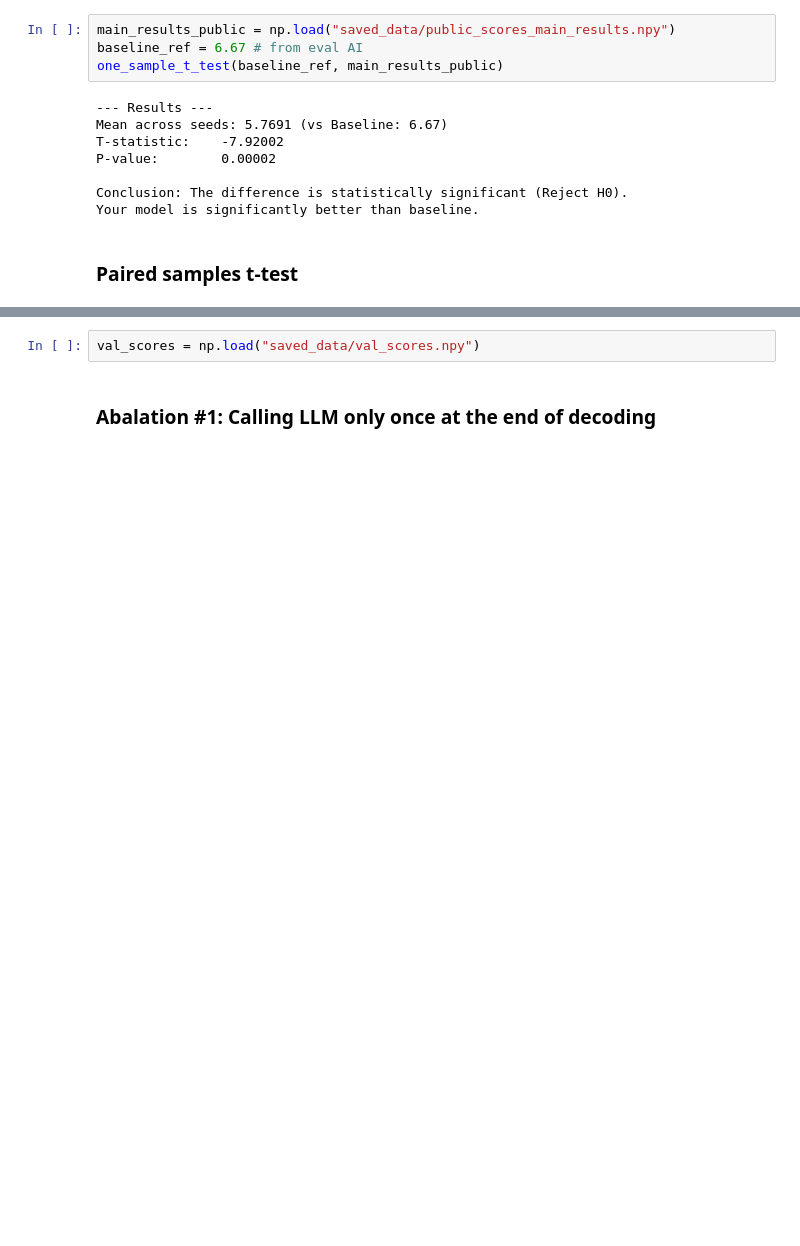
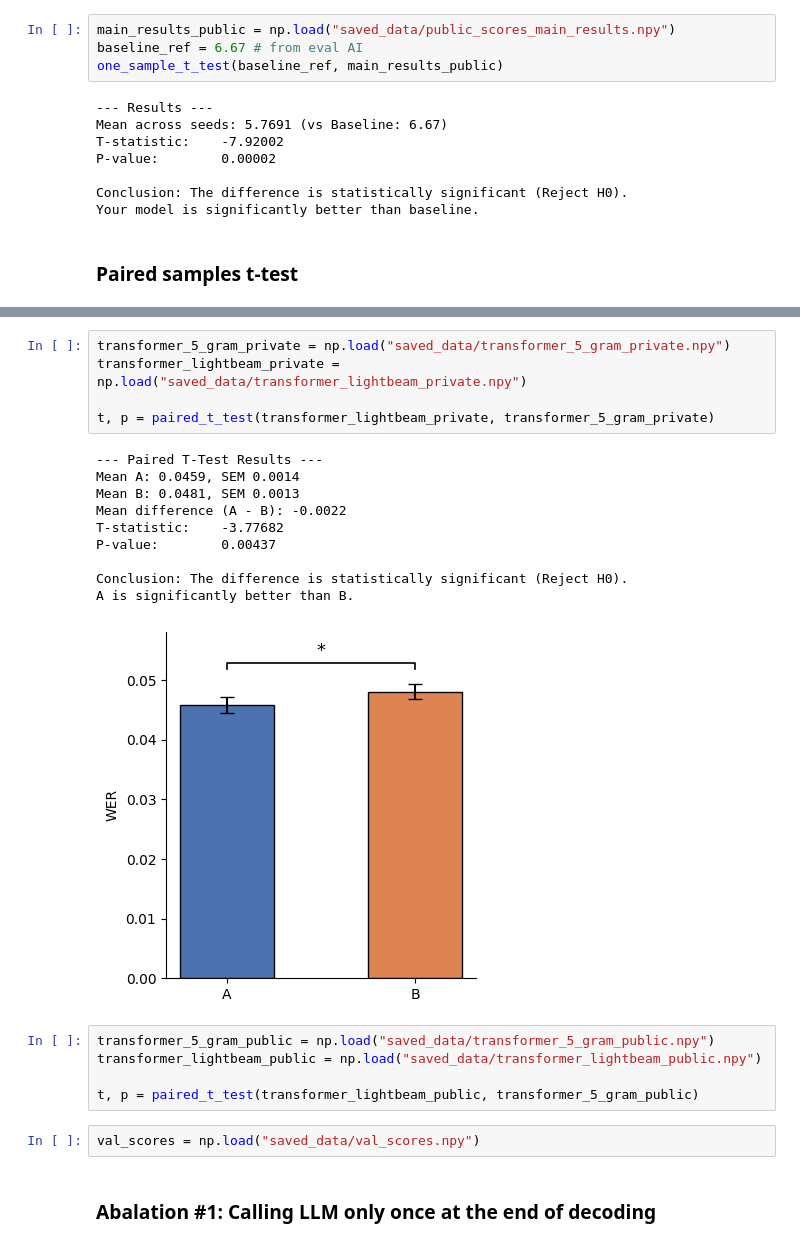
Before and after one commit to ebrahimfeghhi/brainaudio, a Jupyter notebook: figure_data/b2t_25_results/stats_testing.ipynb, the cells around one changed output, grey strips where cells are left out. Cells and saved outputs as stored; diff of their text form; blank space fills up the shorter version.

```diff
--- a/figure_data/b2t_25_results/stats_testing.ipynb
+++ b/figure_data/b2t_25_results/stats_testing.ipynb
@@ -66,6 +66,27 @@ Conclusion: The difference is statistically significant (Reject H0).
 A is significantly better than B.
 [figure]
 (-5.5465736705167, 0.000358004928480785)
+# %%
+transformer_5_gram_private = np.load("saved_data/transformer_5_gram_private.npy")
+transformer_lightbeam_private = np.load("saved_data/transformer_lightbeam_private.npy")
+
+t, p = paired_t_test(transformer_lightbeam_private, transformer_5_gram_private)
+# %% [output]
+--- Paired T-Test Results ---
+Mean A: 0.0459, SEM 0.0014
+Mean B: 0.0481, SEM 0.0013
+Mean difference (A - B): -0.0022
+T-statistic:    -3.77682
+P-value:        0.00437
+
+Conclusion: The difference is statistically significant (Reject H0).
+A is significantly better than B.
+[figure, added]
+# %%
+transformer_5_gram_public = np.load("saved_data/transformer_5_gram_public.npy")
+transformer_lightbeam_public = np.load("saved_data/transformer_lightbeam_public.npy")
+
+t, p = paired_t_test(transformer_lightbeam_public, transformer_5_gram_public)
 # %%
 val_scores = np.load("saved_data/val_scores.npy")
 # %% [markdown]
```
Also changed, not shown: parts of 2 cells of this notebook, 5 other files.
